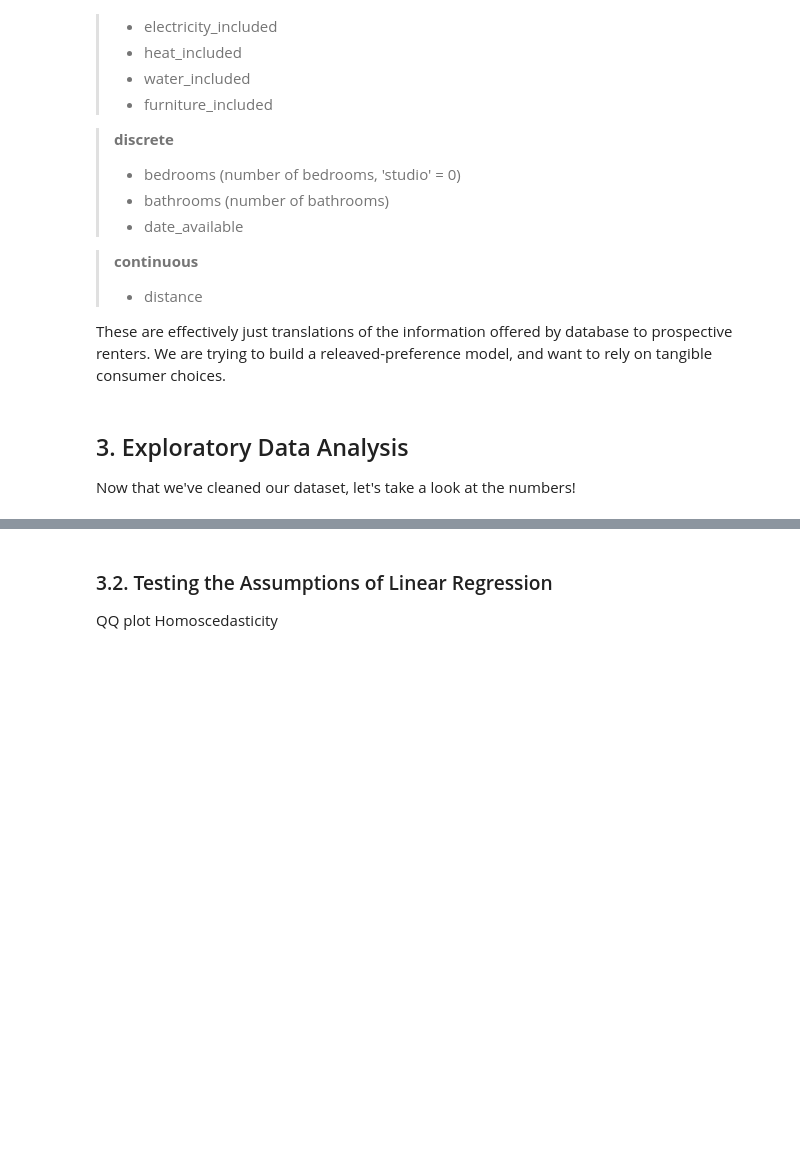
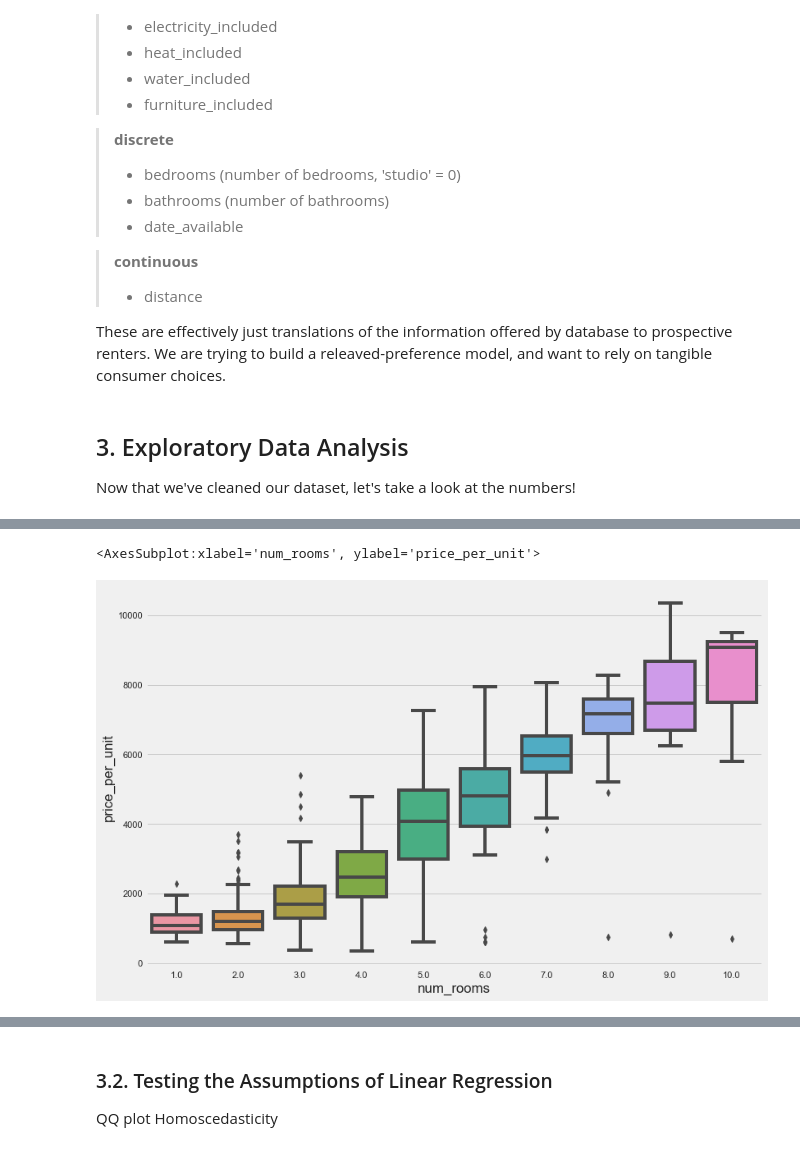
Before and after one commit to nathanblumenfeld/collegetownrent, a Jupyter notebook: updated.ipynb, the cells around one changed output, grey strips where cells are left out. Drawn from its saved outputs; the diff is of its cells as text; code cells hidden in the pictures; blank space fills up the shorter version.

```diff
--- a/updated.ipynb
+++ b/updated.ipynb
@@ -543,0 +654,5 @@ sns.displot(listings,x='rentAmount',binwidth=100)
+# %%
+sns.boxplot(data=df, x="num_rooms", y="price_per_unit")
+# %% [output]
+<AxesSubplot:xlabel='num_rooms', ylabel='price_per_unit'>
+[figure, added]
```
Also changed, not shown: parts of 68 cells of this notebook, 1 other file.
